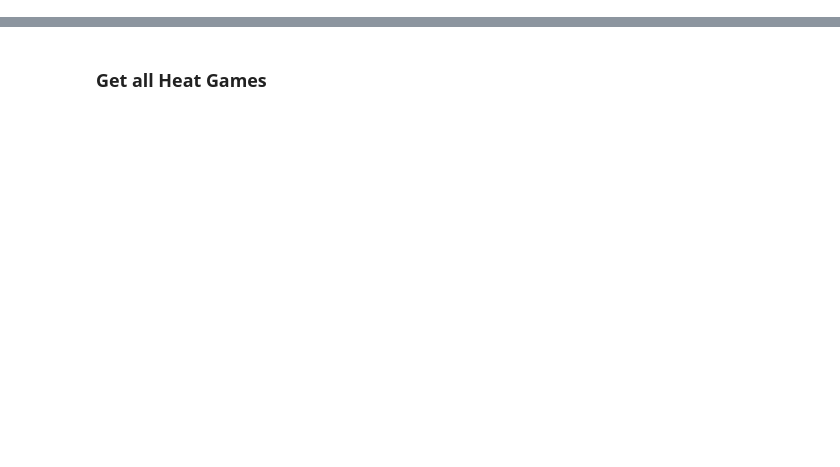
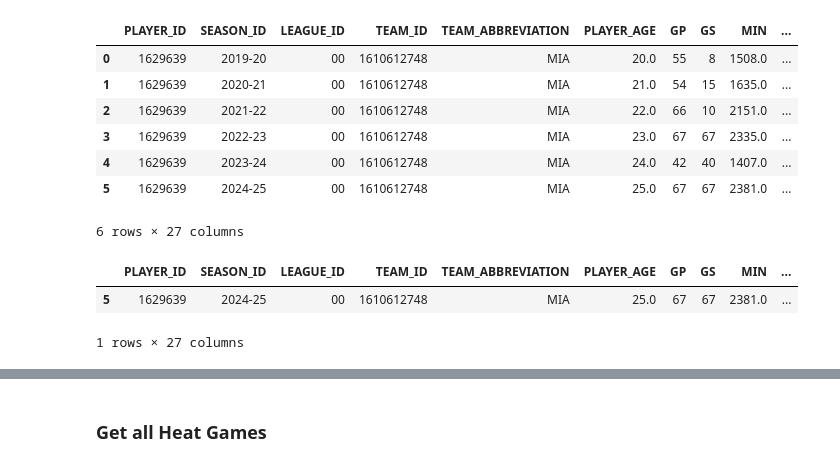
Before and after one commit to jochennn/player-prop-predictions, a Jupyter notebook: miami_heat_player_prop_predicting.ipynb, the cells around one changed output, grey strips where cells are left out. Drawn from its saved outputs; the diff is of its cells as text; code cells hidden in the pictures; blank space fills up the shorter version.

```diff
--- a/miami_heat_player_prop_predicting.ipynb
+++ b/miami_heat_player_prop_predicting.ipynb
@@ -91,0 +103,19 @@ miami_heat_players
+# %%
+herro_all_season_stats
+# %% [output]
+|  | PLAYER_ID | SEASON_ID | LEAGUE_ID | TEAM_ID | TEAM_ABBREVIATION | PLAYER_AGE | GP | GS | MIN | ... |
+| 0 | 1629639 | 2019-20 | 00 | 1610612748 | MIA | 20.0 | 55 | 8 | 1508.0 | ... |
+| 1 | 1629639 | 2020-21 | 00 | 1610612748 | MIA | 21.0 | 54 | 15 | 1635.0 | ... |
+| 2 | 1629639 | 2021-22 | 00 | 1610612748 | MIA | 22.0 | 66 | 10 | 2151.0 | ... |
+| 3 | 1629639 | 2022-23 | 00 | 1610612748 | MIA | 23.0 | 67 | 67 | 2335.0 | ... |
+| 4 | 1629639 | 2023-24 | 00 | 1610612748 | MIA | 24.0 | 42 | 40 | 1407.0 | ... |
+| 5 | 1629639 | 2024-25 | 00 | 1610612748 | MIA | 25.0 | 67 | 67 | 2381.0 | ... |
+6 rows × 27 columns
+# %%
+# filter for season_id = 2024-25
+herro_season_total_2425 = herro_all_season_stats[herro_all_season_stats['SEASON_ID'] == "2024-25"]
+herro_season_total_2425
+# %% [output]
+|  | PLAYER_ID | SEASON_ID | LEAGUE_ID | TEAM_ID | TEAM_ABBREVIATION | PLAYER_AGE | GP | GS | MIN | ... |
+| 5 | 1629639 | 2024-25 | 00 | 1610612748 | MIA | 25.0 | 67 | 67 | 2381.0 | ... |
+1 rows × 27 columns
```
Also changed, not shown: parts of 26 cells of this notebook.
